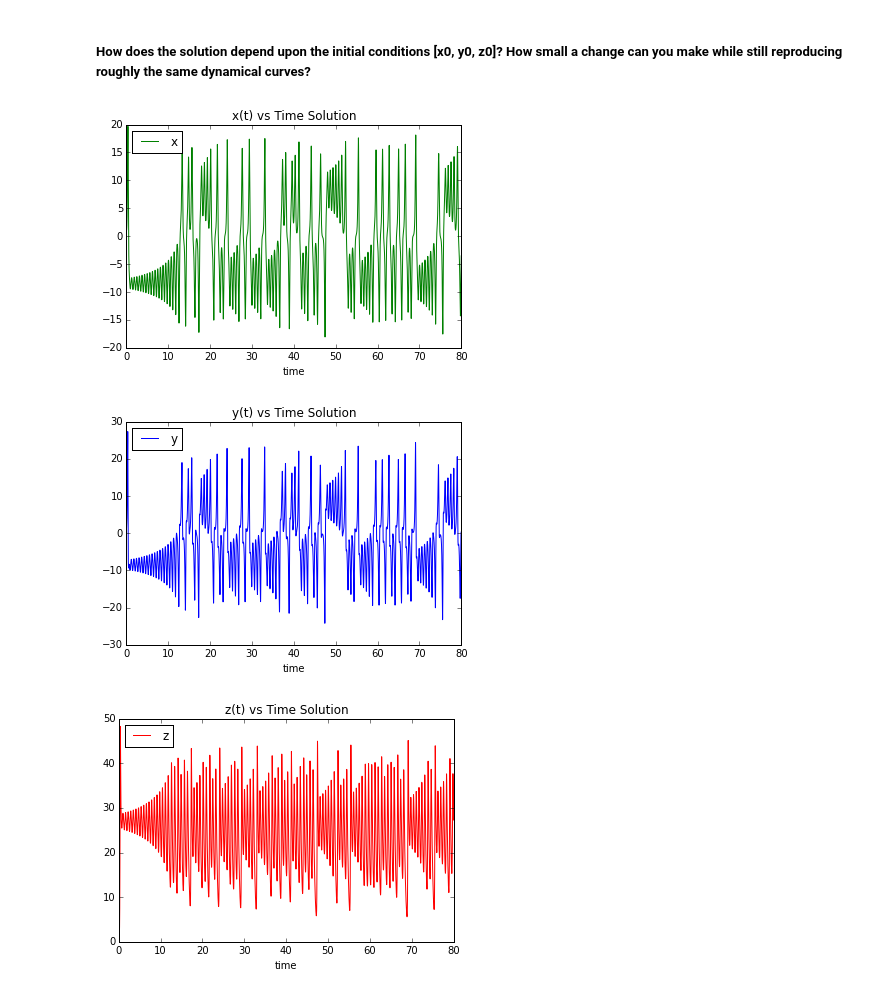
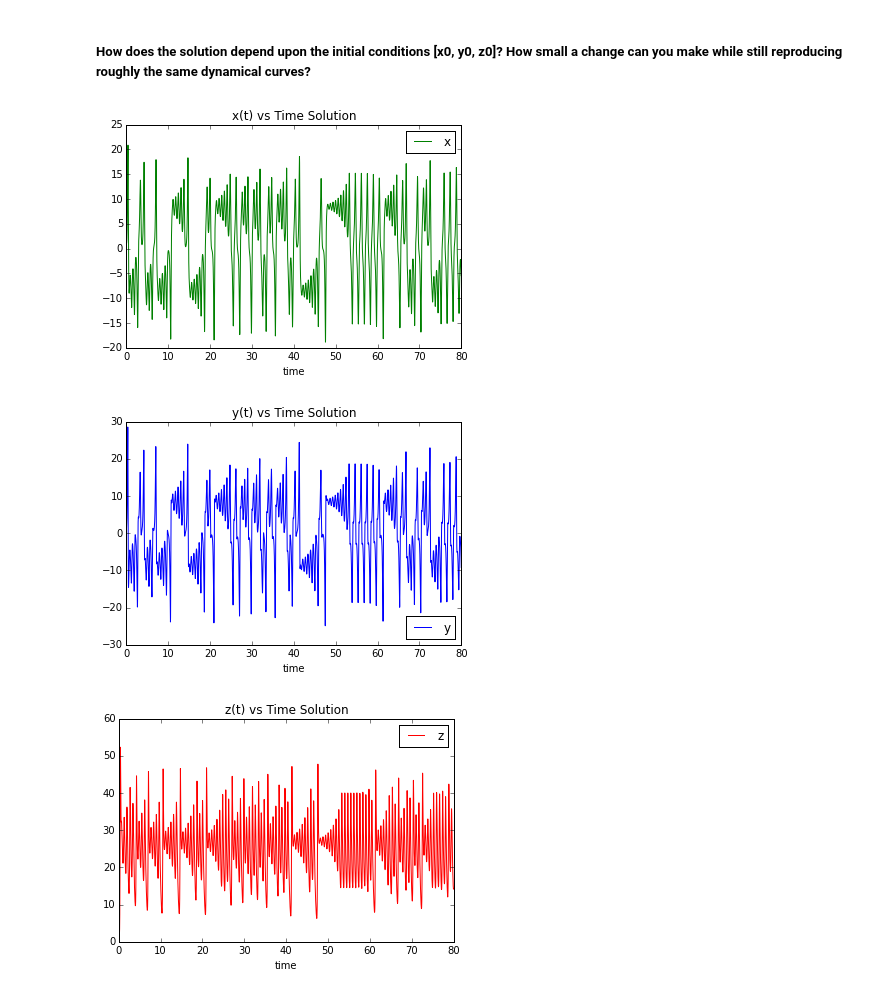
Before and after one commit to justingapper/CS510-Fall2015-Midterm, a Jupyter notebook: ExploreAttractor.ipynb, the cells around one changed output. Cells and saved outputs as stored; diff of their text form; code cells hidden in the pictures.

```diff
--- a/ExploreAttractor.ipynb
+++ b/ExploreAttractor.ipynb
@@ -42,11 +41,12 @@ attr.plotz()
 # %% [markdown]
 ##### How does the solution depend upon the initial conditions [x0, y0, z0]? How small a change can you make while still reproducing roughly the same dynamical curves?
 # %%
-attr.evolve([1,1,1],1)
-attr.plotx()
-attr.ploty()
-attr.plotz()
+atr = attractor.Attractor()
+atr.evolve([1,1,1])
+atr.plotx()
+atr.ploty()
+atr.plotz()
 # %% [output]
-[figure, old version]
+[figure, new version]
-[figure, old version]
+[figure, new version]
-[figure, old version]
+[figure, new version]
```
Also changed, not shown: parts of 16 cells of this notebook.
